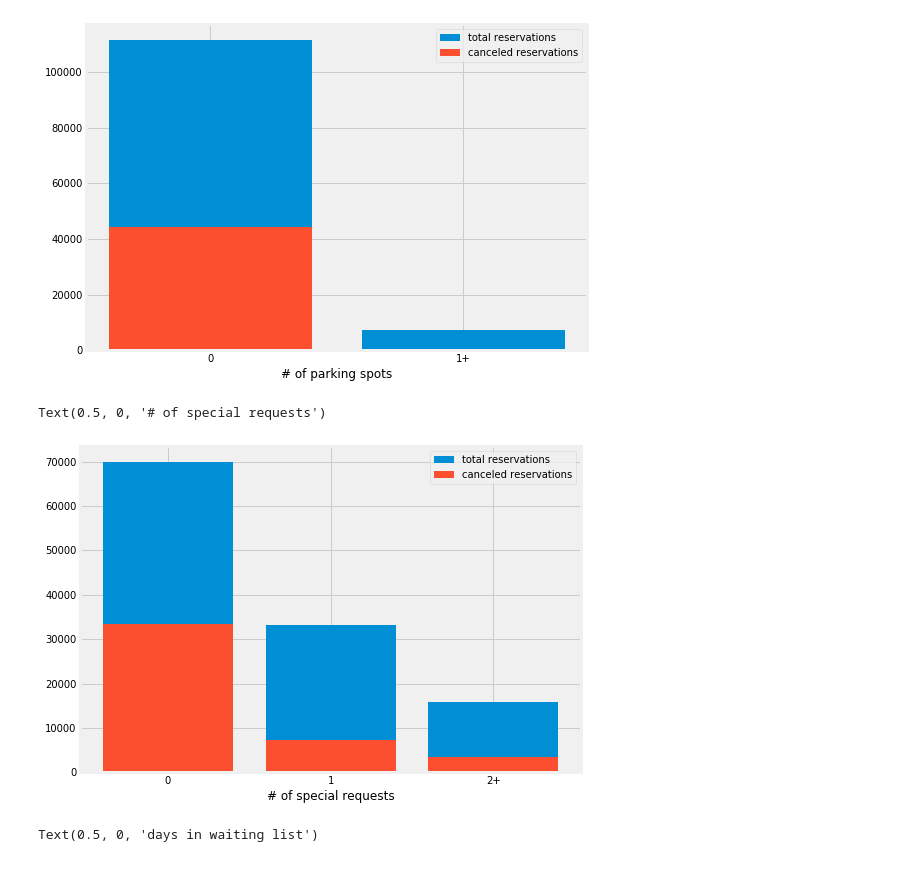
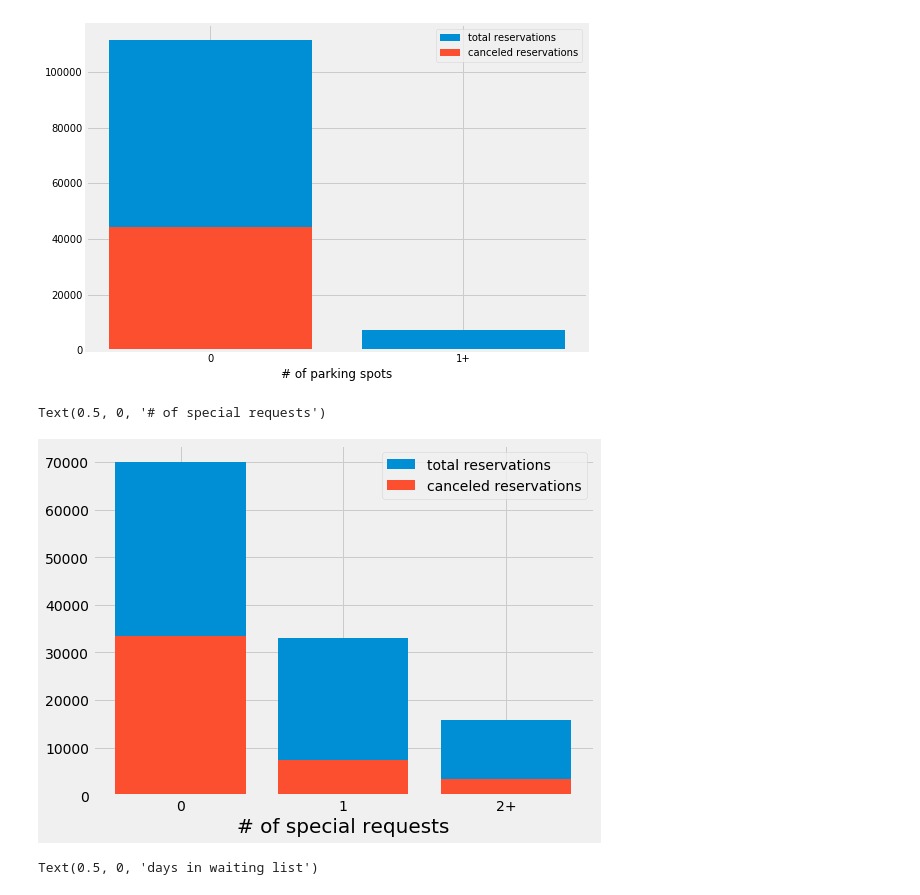
Before and after one commit to rcohngru/hotel-cancellations, a Jupyter notebook: src/notebooks/Cleaning & Initial EDA.ipynb, the cells around one changed output. Saved outputs shown, nothing was run; the diff lists cells and outputs as text; code cells hidden in the pictures.

```diff
--- a/src/notebooks/Cleaning & Initial EDA.ipynb
+++ b/src/notebooks/Cleaning & Initial EDA.ipynb
@@ -4,6 +4,7 @@ import matplotlib.pyplot as plt
 import numpy as np
 
 plt.style.use('fivethirtyeight')
+plt.rcParams.update({'font.size': 14})
 # %%
 data = pd.read_csv('../../data/clean_data.csv')
 # %%
@@ -435,29 +436,29 @@ Text(0.5, 0, '# of parking spots')
 # %%
 totals = data.groupby('total_of_special_requests')['is_canceled'].count()
 cancels = data.groupby('total_of_special_requests')['is_canceled'].sum()
 
 cutoff = 2
 x = list(totals.index[:cutoff])
 x.append(cutoff)
 
 y_total = list(totals.values[:cutoff])
 y_total.append(np.sum(totals.values[cutoff:]))
 
 y_cancel = list(cancels.values[:cutoff])
 y_cancel.append(np.sum(cancels.values[cutoff:]))
 
 
 fig, ax = plt.subplots(figsize=(8, 6))
 
 ax.bar(x, y_total, label='total reservations')
 ax.bar(x, y_cancel, label='canceled reservations')
 ax.legend()
 ax.set_xticks([0, 1, 2])
 ax.set_xticklabels(['0', '1', '2+'])
-ax.set_xlabel('# of special requests')
+ax.set_xlabel('# of special requests', fontsize=20)
 # %% [output]
 Text(0.5, 0, '# of special requests')
-[figure, old version]
+[figure, new version]
 # %%
 totals = data.groupby('days_in_waiting_list')['is_canceled'].count()
 cancels = data.groupby('days_in_waiting_list')['is_canceled'].sum()
```
Also changed, not shown: parts of 6 cells of this notebook, 2 other files.
